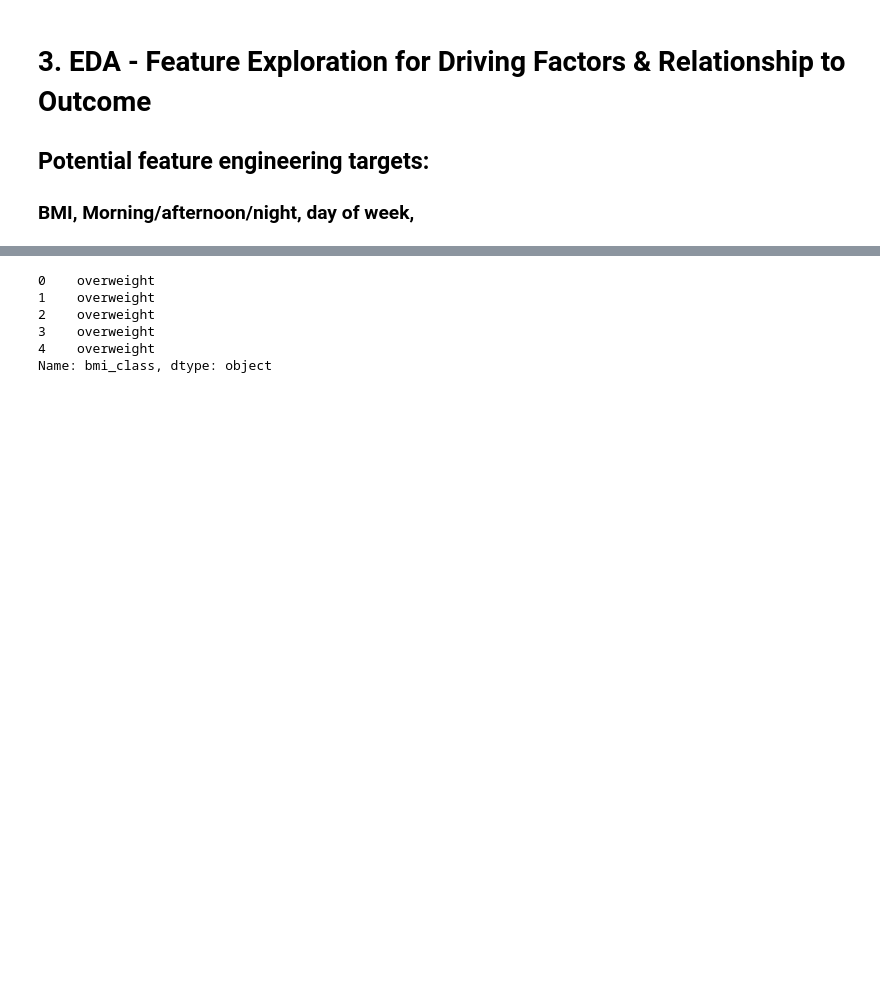
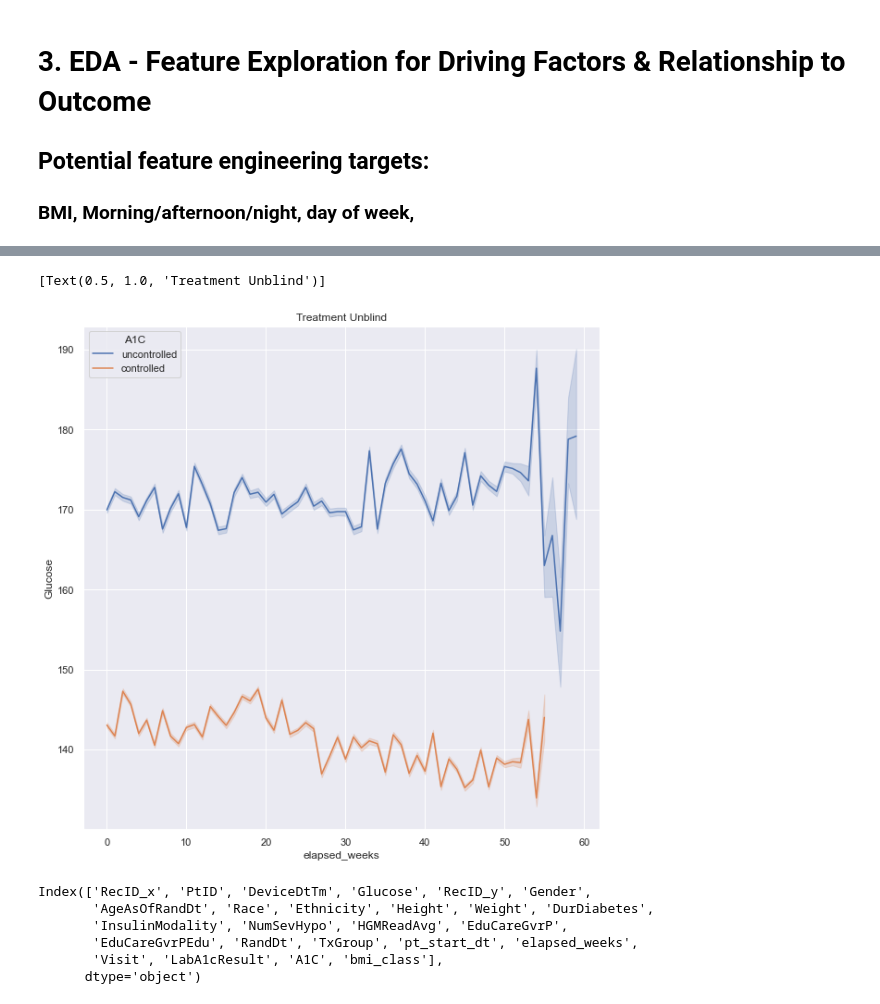
Before and after one commit to rdowd003/RD_Mentoring, a Jupyter notebook: Projects/Project-1-EDA/EDA Project 1 Diabetes.ipynb, the cells around one changed output, grey strips where cells are left out. Drawn from its saved outputs; the diff is of its cells as text; code cells hidden in the pictures; blank space fills up the shorter version.

```diff
--- a/Projects/Project-1-EDA/EDA Project 1 Diabetes.ipynb
+++ b/Projects/Project-1-EDA/EDA Project 1 Diabetes.ipynb
@@ -314,6 +224,15 @@ TxGroup ['RT-CGM']
+# %%
+sns.set(rc={'figure.figsize':(10,10)})
+sns.lineplot(data=trmt_a1c, x='elapsed_weeks', y='Glucose', hue='A1C').set(title='Treatment Unblind')
+# %% [output]
+[Text(0.5, 1.0, 'Treatment Unblind')]
+[figure, added]
 # %%
-# Adds BMI and BMI classification columns
 def bmiClass(bmi):
+    """
+    Accepts dataframe
+    Returns dataframe with BMI column
+    """
     if bmi < 18.5:
         return 'underweight'
     elif bmi < 25:
@@ -322,18 +241,21 @@ def bmiClass(bmi):
         return 'overweight'
     else:
         return 'obese'
+
 def addBMICol(df):
     df['bmi'] = df.apply(lambda x: x['Weight'] / (x['Height']/100)**2, axis=1)
     df['bmi_class'] = df.apply(lambda x: bmiClass(x['bmi']), axis=1)
+    df = df.drop(columns=['bmi'])
+    return df
 
-for df in all_df:
-    addBMICol(df)
+ctrl_bmi = addBMICol(ctrl_a1c)
+trmt_bmi = addBMICol(ctrl_a1c)
 
-trmt_unblind_df.bmi_class.head()
+ctrl_bmi.columns
 # %% [output]
-0    overweight
-1    overweight
-2    overweight
-3    overweight
-4    overweight
-Name: bmi_class, dtype: object
+Index(['RecID_x', 'PtID', 'DeviceDtTm', 'Glucose', 'RecID_y', 'Gender',
+       'AgeAsOfRandDt', 'Race', 'Ethnicity', 'Height', 'Weight', 'DurDiabetes',
+       'InsulinModality', 'NumSevHypo', 'HGMReadAvg', 'EduCareGvrP',
+       'EduCareGvrPEdu', 'RandDt', 'TxGroup', 'pt_start_dt', 'elapsed_weeks',
+       'Visit', 'LabA1cResult', 'A1C', 'bmi_class'],
+      dtype='object')
```
Also changed, not shown: parts of 58 cells of this notebook, 2 other files.
